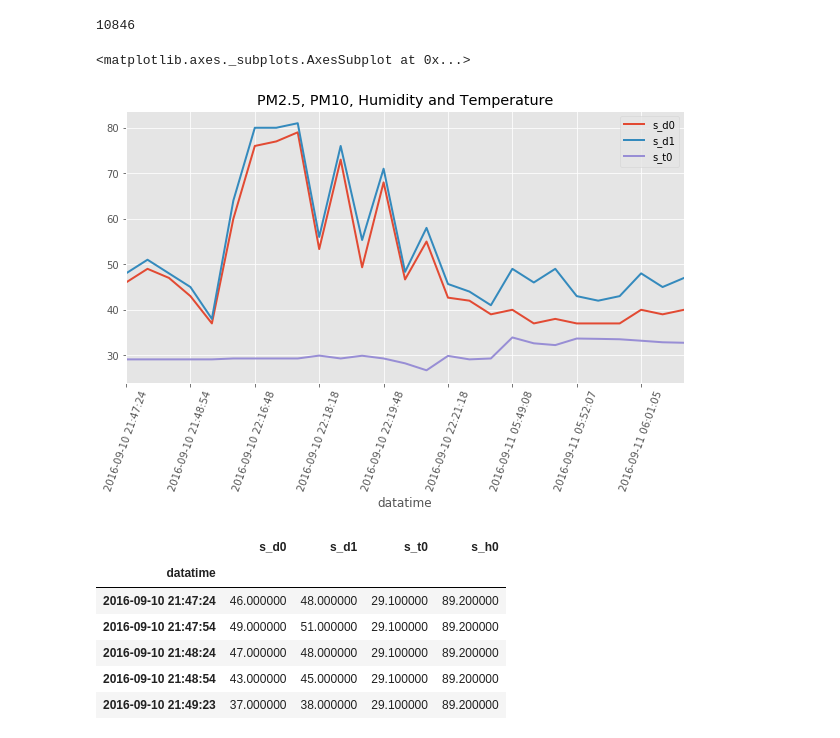
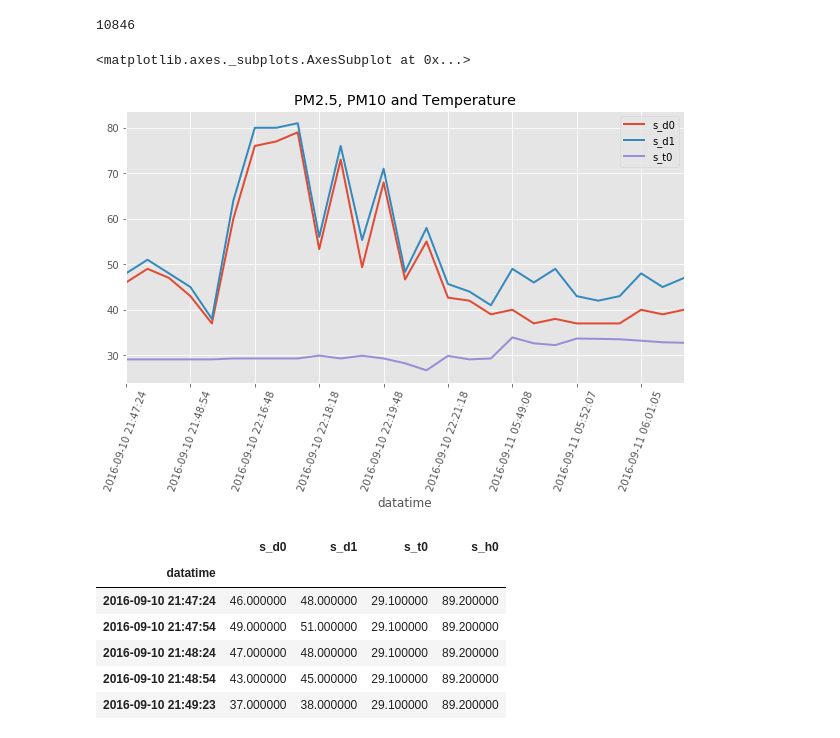
Before and after one commit to Coslate/DataMining_Lab1, a Jupyter notebook: DM106-2 Lab 1-2.ipynb, the cells around one changed output. Saved outputs shown, nothing was run; the diff lists cells and outputs as text; code cells hidden in the pictures.

```diff
--- a/DM106-2 Lab 1-2.ipynb
+++ b/DM106-2 Lab 1-2.ipynb
@@ -439,11 +439,11 @@ len(pm25_data.groupby('datatime')[['s_d0', 's_d1', 's_t0']].mean())
 # %%
 pm25_datatime_data = pm25_data.groupby('datatime')[['s_d0', 's_d1', 's_t0']].mean()
 pm25_datatime_thresh_sd0 = pm25_datatime_data[pm25_datatime_data.s_d0 > 36]
 size = len(pm25_datatime_thresh_sd0)
-pm25_datatime_thresh_sd0.plot(title = 'PM2.5, PM10, Humidity and Temperature', rot = 70, xticks = range(0, size, int(size/8)))
+pm25_datatime_thresh_sd0.plot(title = 'PM2.5, PM10 and Temperature', rot = 70, xticks = range(0, size, int(size/8)))
 # %% [output]
 <matplotlib.axes._subplots.AxesSubplot at 0x...>
-[figure, old version]
+[figure, new version]
 # %%
 pm25_datatime_thresh_sd0
 # %% [output]
```
Also changed, not shown: parts of 1 cell of this notebook, 1 other file.
